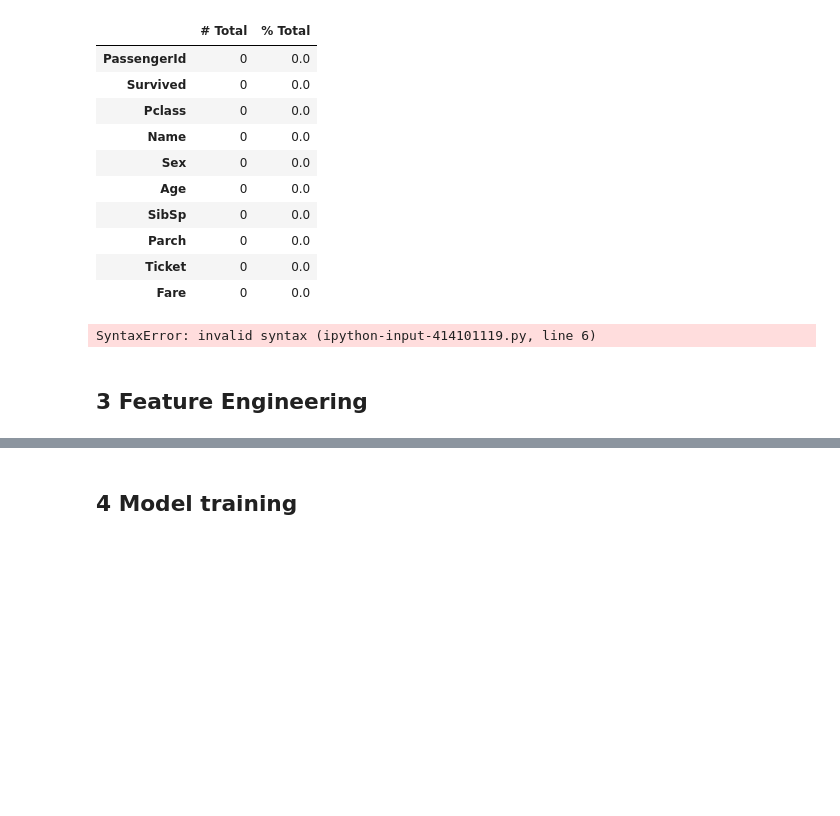
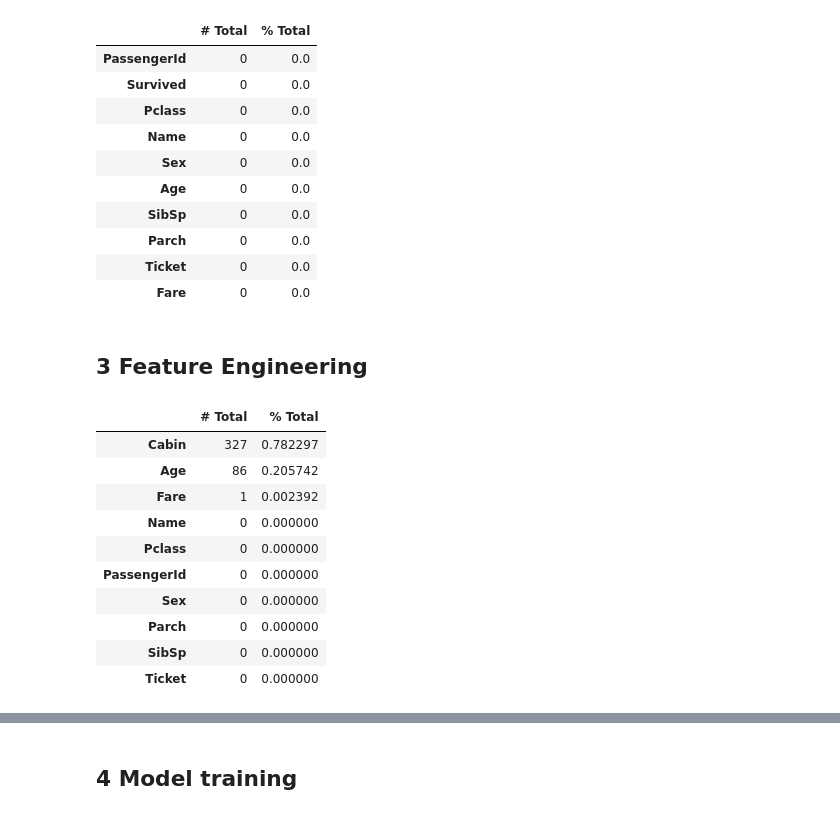
Before and after one commit to fede-giorgi/Transformer_is_All_You_Need, a Jupyter notebook: project.ipynb, the cells around one changed output, grey strips where cells are left out. Drawn from its saved outputs; the diff is of its cells as text; code cells hidden in the pictures; blank space fills up the shorter version.

```diff
--- a/project.ipynb
+++ b/project.ipynb
@@ -583,30 +583,27 @@ missing_data.head(10)
 | Parch | 0 | 0.0 |
 | Ticket | 0 | 0.0 |
 | Fare | 0 | 0.0 |
-# %%
-# Check missing values in df_test
-total = df_test.isnull().sum().sort_values(ascending=False)
-percent = (df_test.isnull().sum() / len(df_test)).sort_values(ascending=False)
-missing_data_test = pd.concat([total, percent], axis=1, keys=['# Total', '% Total'])
-
-print(missing_data_test.head(10))
-
-# 1. Impute Age with median per group (Pclass + Sex)
-df_test["Age"] = df_test.groupby(["Pclass", "Sex"])["Age"].transform(
-    lambda x: x.fillna(x.median())
-)
-
-# 2. Impute Fare with median per Pclass
-df_test["Fare"] = df_test.groupby("Pclass")["Fare"].transform(
-    lambda x: x.fillna(x.median())
-)
-
-# Final check: no missing values
-print(df_test.isnull().sum())
-# %% [output]
-SyntaxError: invalid syntax (ipython-input-414101119.py, line 6)
 # %% [markdown]
 ## 3 Feature Engineering
+# %%
+# Check missing values in df_test
+total = df_test.isnull().sum().sort_values(ascending=False)
+percent = (df_test.isnull().sum() / len(df_test)).sort_values(ascending=False)
+missing_data = pd.concat([total, percent], axis=1, keys=['# Total', '% Total'])
+
+missing_data.head(10)
+# %% [output]
+|  | # Total | % Total |
+| Cabin | 327 | 0.782297 |
+| Age | 86 | 0.205742 |
+| Fare | 1 | 0.002392 |
+| Name | 0 | 0.000000 |
+| Pclass | 0 | 0.000000 |
+| PassengerId | 0 | 0.000000 |
+| Sex | 0 | 0.000000 |
+| Parch | 0 | 0.000000 |
+| SibSp | 0 | 0.000000 |
+| Ticket | 0 | 0.000000 |
 # %%
 # make a working copy
 df_train = df_train0.copy()
```
Also changed, not shown: parts of 11 cells of this notebook.
